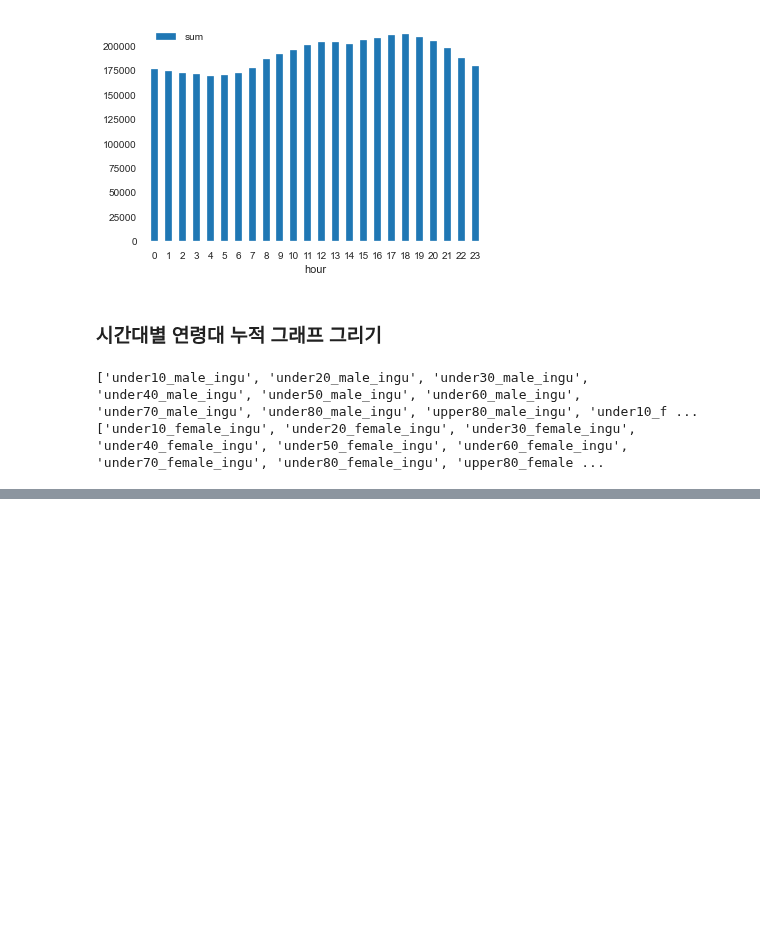
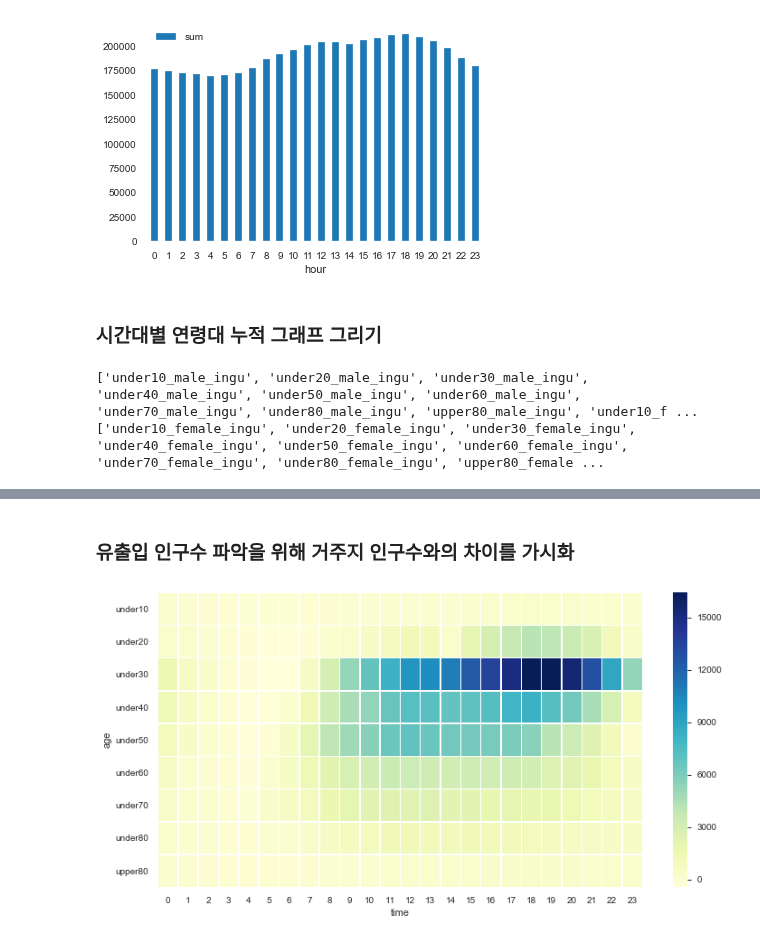
Before and after one commit to Edwardkim0/Place_trend_analysis, a Jupyter notebook: eda_mapo.ipynb, the cells around one changed output, grey strips where cells are left out. Cells and saved outputs as stored; diff of their text form; code cells hidden in the pictures; blank space fills up the shorter version.

```diff
--- a/eda_mapo.ipynb
+++ b/eda_mapo.ipynb
@@ -130,0 +182,18 @@ plt.savefig('analysis_time_mp_total_wrt_age2.png')
+# %% [markdown]
+### 유출입 인구수 파악을 위해 거주지 인구수와의 차이를 가시화
+# %%
+analysis_time_heatmap_wrt3 = analysis_time_stack_heatmap.copy()
+for idx in range(24):
+    analysis_time_heatmap_wrt3[idx] = analysis_time_stack_heatmap[idx]-analysis_time_stack_heatmap[3]
+analysis_time_heatmap_wrt3.describe()
+vmin = analysis_time_heatmap_wrt3.min().min()
+# analysis_time_heatmap_wrt3
+plt.figure(figsize=(12, 6))
+snsplt = sns.heatmap(analysis_time_heatmap_wrt3,cmap="YlGnBu", linewidths=.5,vmin=vmin)
+snsplt.set_xlabel("time")
+snsplt.set_ylabel("age")
+sns_fig = snsplt.get_figure()
+
+sns_fig.savefig('time_age_population_mp_wrt3.png')
+# %% [output]
+[figure, added]
```
Also changed, not shown: parts of 6 cells of this notebook, 6 other files.
